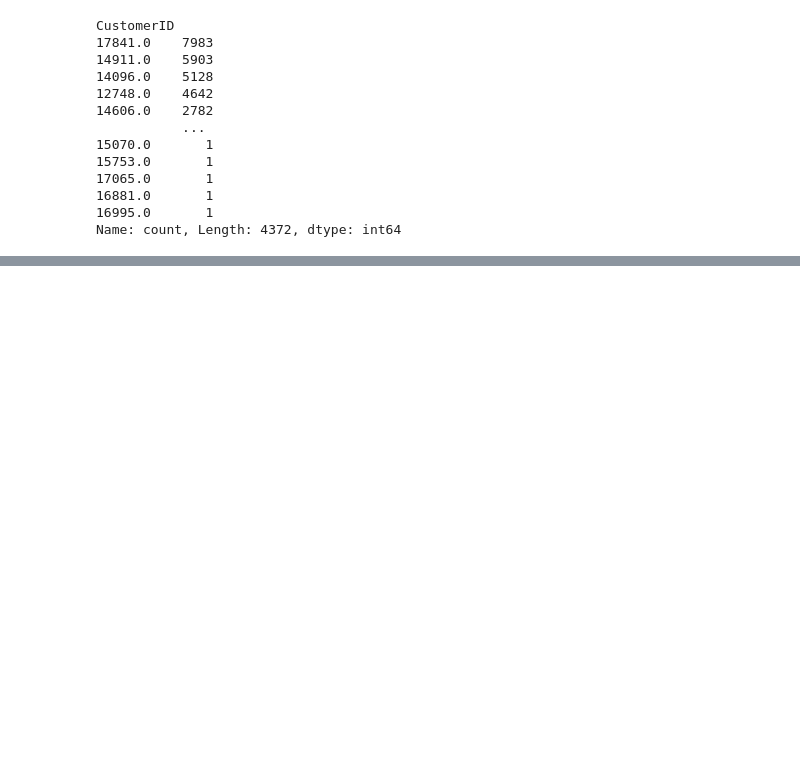
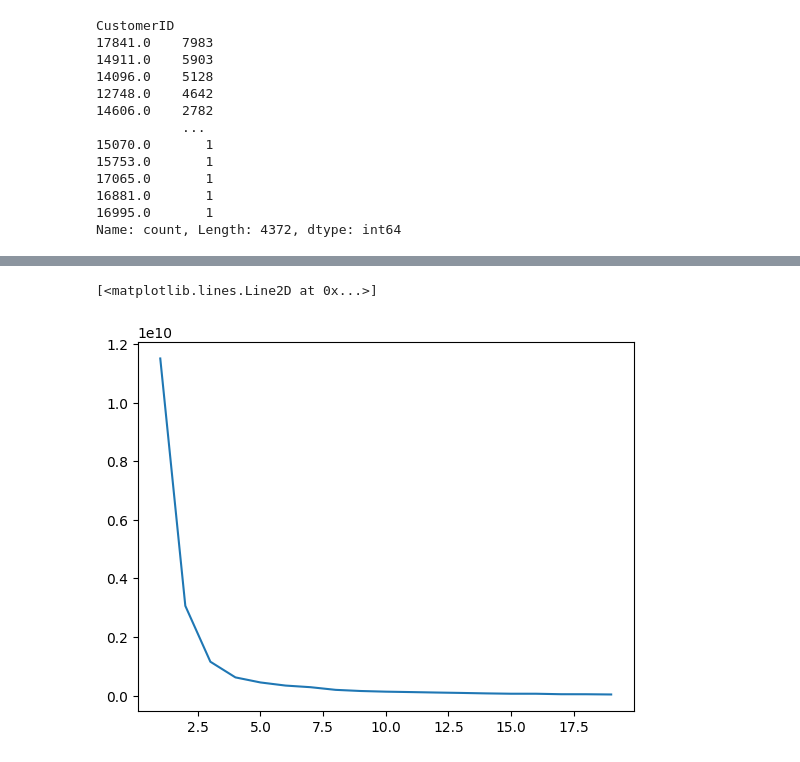
Before and after one commit to ABDULLAHHG/customer-segmentation, a Jupyter notebook: EDA.ipynb, the cells around one changed output, grey strips where cells are left out. Drawn from its saved outputs; the diff is of its cells as text; code cells hidden in the pictures; blank space fills up the shorter version.

```diff
--- a/EDA.ipynb
+++ b/EDA.ipynb
@@ -102,0 +216,7 @@ df
+# %%
+init = []
+for i in range(1,20):
+    km = KMeans(i)
+    km.fit(new_data)
+    print(f"{i} - {round(km.inertia_ , 2)}")
+    init.append(km.inertia_)
@@ -102,0 +245,5 @@ df
+# %%
+plt.plot( range(1,20) , init)
+# %% [output]
+[<matplotlib.lines.Line2D at 0x...>]
+[figure, added]
```
Also changed, not shown: parts of 34 cells of this notebook.
